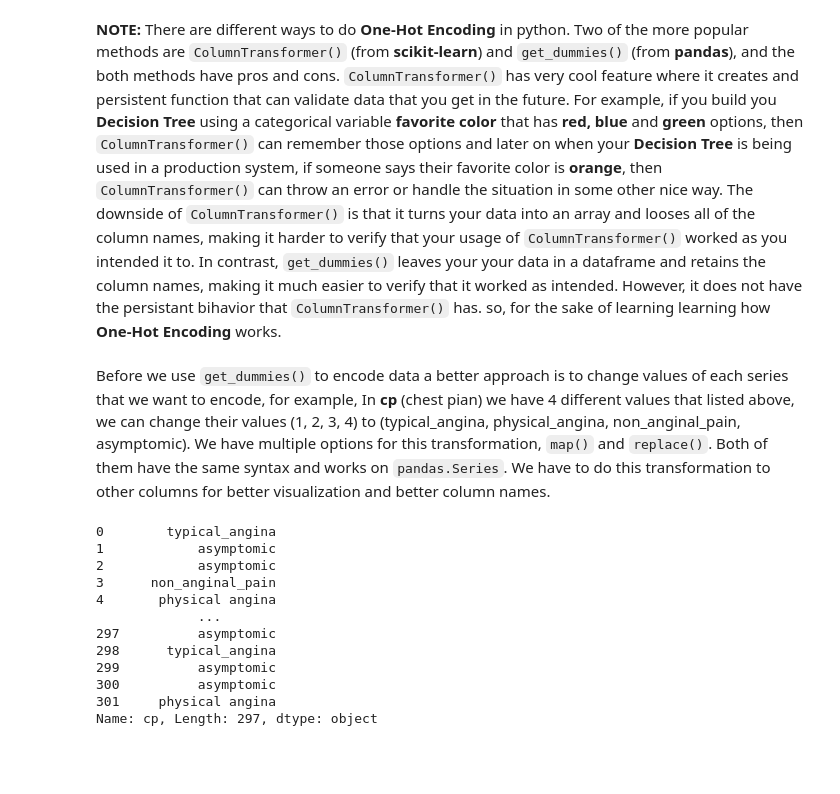
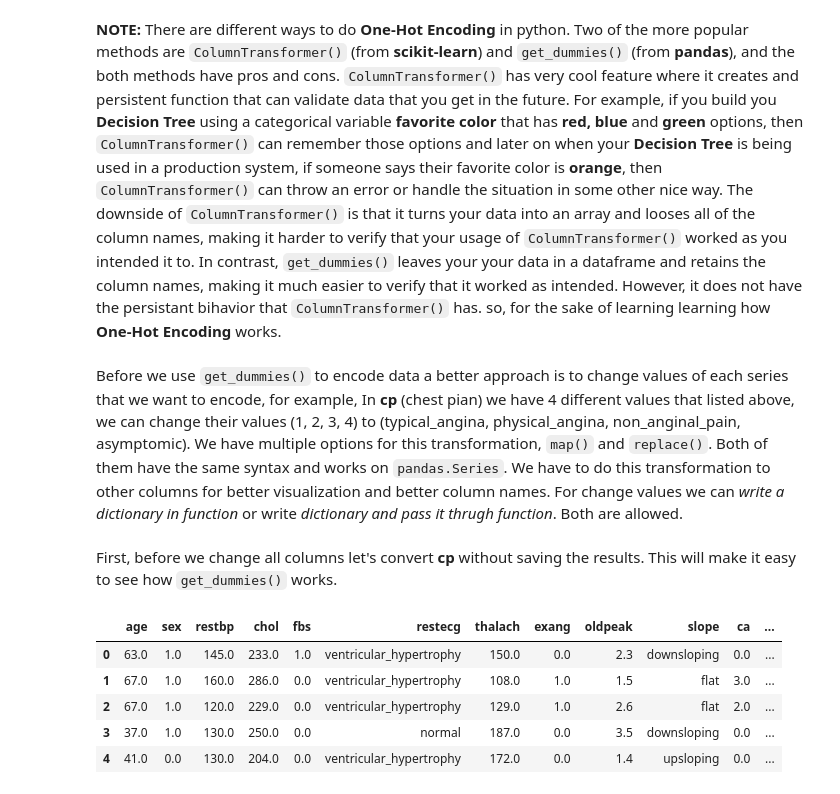
Before and after one commit to SoroushGhaderi/Decision_Trees_From_Start_to_Finish, a Jupyter notebook: Decision_Trees_Classification.ipynb, the cells around one changed output. Saved outputs shown, nothing was run; the diff lists cells and outputs as text; code cells hidden in the pictures; blank space fills up the shorter version.

```diff
--- a/Decision_Trees_Classification.ipynb
+++ b/Decision_Trees_Classification.ipynb
@@ -316,19 +316,10 @@ So, good news is that **cp** only contains the values it is supposed to contain,
 # %% [markdown]
 **NOTE:** There are different ways to do **One-Hot Encoding** in python. Two of the more popular methods are `ColumnTransformer()` (from **scikit-learn**) and `get_dummies()` (from **pandas**), and the both methods have pros and cons. `ColumnTransformer()` has very cool feature where it creates and persistent function that can validate data that you get in the future. For example, if you build you **Decision Tree** using a categorical variable **favorite color** that has **red, blue** and **green** options, then `ColumnTransformer()` can remember those options and later on when your **Decision Tree** is being used in a production system, if someone says their favorite color is **orange**, then `ColumnTransformer()` can throw an error or handle the situation in some other nice way. The downside of `ColumnTransformer()` is that it turns your data into an array and looses all of the column names, making it harder to verify that your usage of `ColumnTransformer()` worked as you intended it to. In contrast, `get_dummies()` leaves your your data in a dataframe and retains the column names, making it much easier to verify that it worked as intended. However, it does not have the persistant bihavior that `ColumnTransformer()` has. so, for the sake of learning learning how **One-Hot Encoding** works.
 # %% [markdown]
-Before we use `get_dummies()` to encode data a better approach is to change values of each series that we want to encode, for example, In **cp** (chest pian) we have 4 different values that listed above, we can change their values (1, 2, 3, 4) to (typical_angina, physical_angina, non_anginal_pain, asymptomic). We have multiple options for this transformation, `map()` and `replace()`. Both of them have the same syntax and works on `pandas.Series`. We have to do this transformation to other columns for better visualization and better column names.
+Before we use `get_dummies()` to encode data a better approach is to change values of each series that we want to encode, for example, In **cp** (chest pian) we have 4 different values that listed above, we can change their values (1, 2, 3, 4) to (typical_angina, physical_angina, non_anginal_pain, asymptomic). We have multiple options for this transformation, `map()` and `replace()`. Both of them have the same syntax and works on `pandas.Series`. We have to do this transformation to other columns for better visualization and better column names. For change values we can *write a dictionary in function* or write *dictionary and pass it thrugh function*. Both are allowed.
-# %%
-X["cp"].map({1: "typical_angina", 2: "physical_angina", 3:"non_anginal_pain", 4:"asymptomic"})
-# %% [output]
-0        typical_angina
-1            asymptomic
-2            asymptomic
-3      non_anginal_pain
-4       physical angina
-             ...
-297          asymptomic
-298      typical_angina
-299          asymptomic
-300          asymptomic
-301     physical angina
-Name: cp, Length: 297, dtype: object
+# %%
+cp_dict = {1: "typical_angina", 2: "physical_angina", 3:"non_anginal_pain", 4:"asymptomic"}
+restecg_dict = {0 : "normal", 1 : "having_abnormality", 2 : "ventricular_hypertrophy"}
+slope_dict = {1 : "upsloping", 2 : "flat", 3 : "downsloping"}
+# below column has object data type and we need to write dictionary that keys are string
+thal_dict = {"3.0" : "normal", "6.0" : "fixed defect", "7.0" : "reversable defect"}
@@ -334,0 +332,11 @@ Name: cp, Length: 297, dtype: object
+# %% [markdown]
+First, before we change all columns let's convert **cp** without saving the results. This will make it easy to see how `get_dummies()` works.
+# %%
+pd.get_dummies(X, columns= ["cp"]).head()
+# %% [output]
+|  | age | sex | restbp | chol | fbs | restecg | thalach | exang | oldpeak | slope | ca | ... |
+| 0 | 63.0 | 1.0 | 145.0 | 233.0 | 1.0 | ventricular_hypertrophy | 150.0 | 0.0 | 2.3 | downsloping | 0.0 | ... |
+| 1 | 67.0 | 1.0 | 160.0 | 286.0 | 0.0 | ventricular_hypertrophy | 108.0 | 1.0 | 1.5 | flat | 3.0 | ... |
+| 2 | 67.0 | 1.0 | 120.0 | 229.0 | 0.0 | ventricular_hypertrophy | 129.0 | 1.0 | 2.6 | flat | 2.0 | ... |
+| 3 | 37.0 | 1.0 | 130.0 | 250.0 | 0.0 | normal | 187.0 | 0.0 | 3.5 | downsloping | 0.0 | ... |
+| 4 | 41.0 | 0.0 | 130.0 | 204.0 | 0.0 | ventricular_hypertrophy | 172.0 | 0.0 | 1.4 | upsloping | 0.0 | ... |
```
Also changed, not shown: parts of 19 cells of this notebook, 1 other file.
